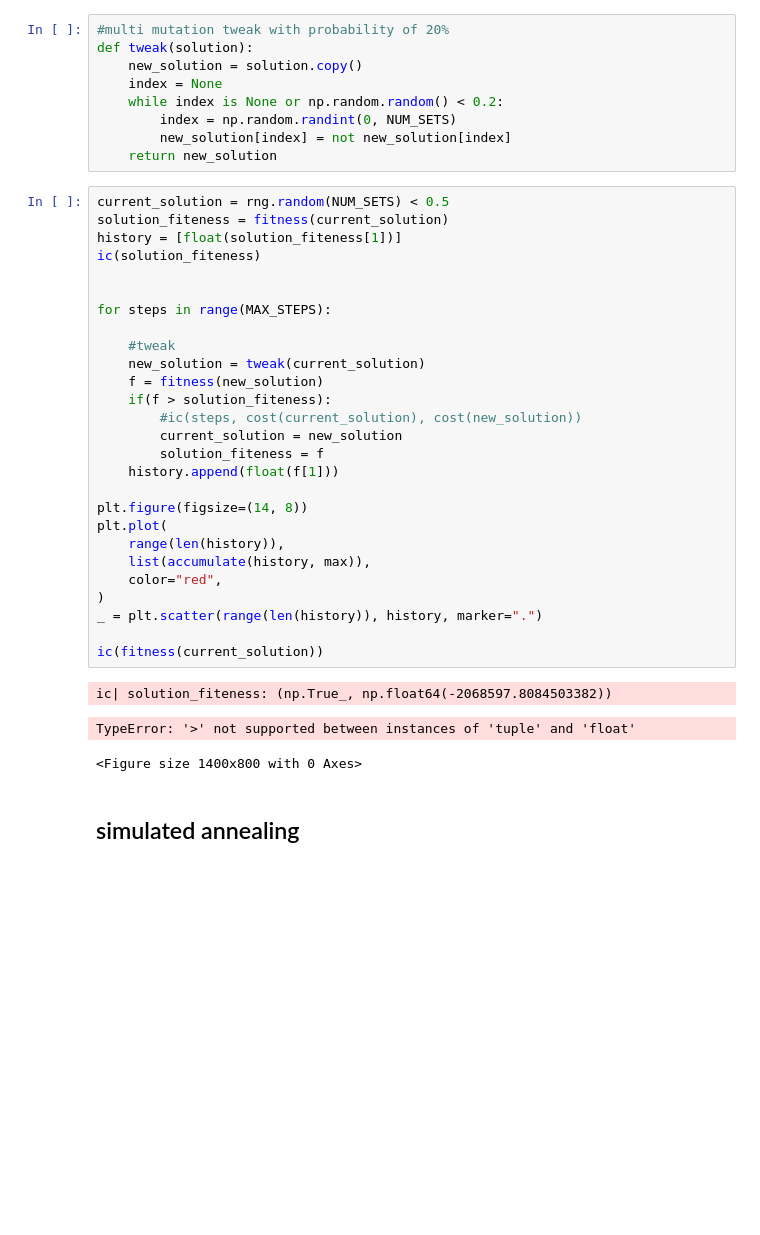
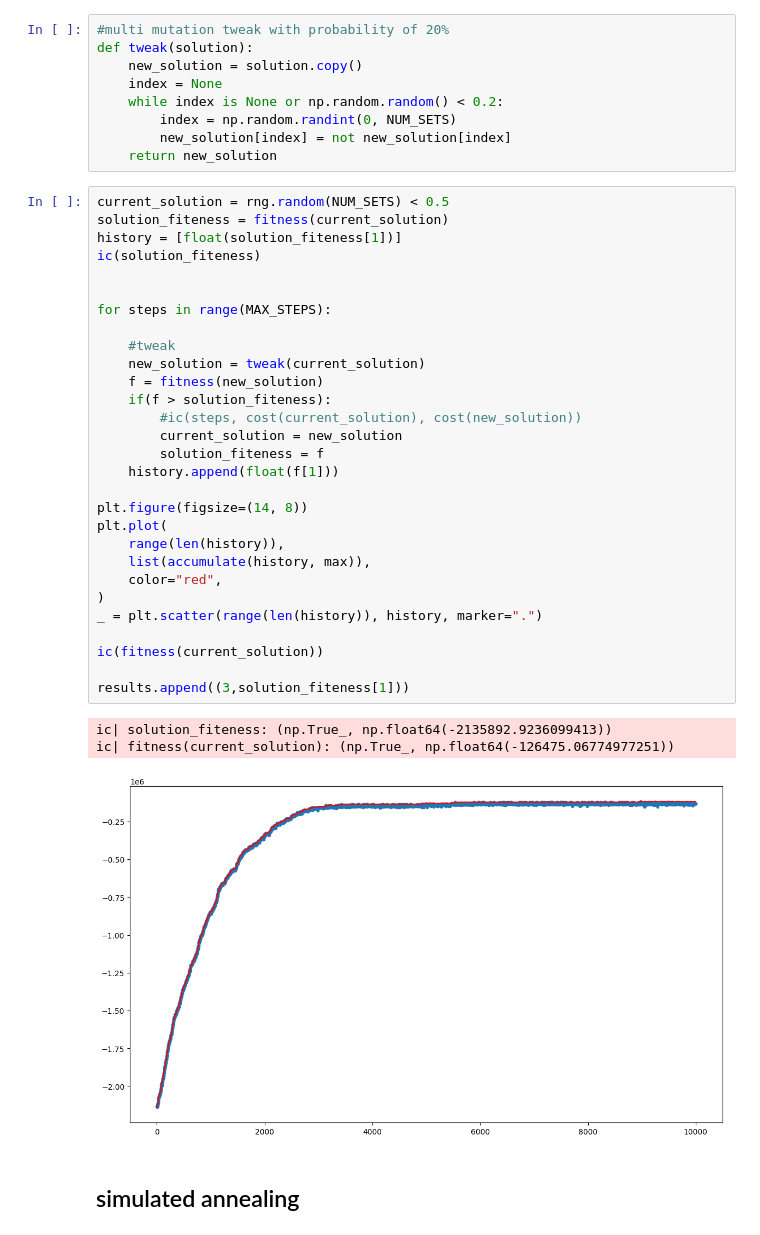
Before and after one commit to mickp18/CI2024_lab1, a Jupyter notebook: set-cover.ipynb, the cells around one changed output. Drawn from its saved outputs; the diff is of its cells as text; blank space fills up the shorter version.

```diff
--- a/set-cover.ipynb
+++ b/set-cover.ipynb
@@ -193,34 +197,36 @@ def tweak(solution):
 # %%
 current_solution = rng.random(NUM_SETS) < 0.5
 solution_fiteness = fitness(current_solution)
 history = [float(solution_fiteness[1])]
 ic(solution_fiteness)
 
 
 for steps in range(MAX_STEPS):
 
     #tweak
     new_solution = tweak(current_solution)
     f = fitness(new_solution)
     if(f > solution_fiteness):
         #ic(steps, cost(current_solution), cost(new_solution))
         current_solution = new_solution
         solution_fiteness = f
     history.append(float(f[1]))
 
 plt.figure(figsize=(14, 8))
 plt.plot(
     range(len(history)),
     list(accumulate(history, max)),
     color="red",
 )
 _ = plt.scatter(range(len(history)), history, marker=".")
 
 ic(fitness(current_solution))
+
+results.append((3,solution_fiteness[1]))
 # %% [output]
-ic| solution_fiteness: (np.True_, np.float64(-2068597.8084503382))
+ic| solution_fiteness: (np.True_, np.float64(-2135892.9236099413))
+ic| fitness(current_solution): (np.True_, np.float64(-126475.06774977251))
-TypeError: '>' not supported between instances of 'tuple' and 'float'
-<Figure size 1400x800 with 0 Axes>
+[figure, added]
 # %% [markdown]
 ## simulated annealing
 # %%
```
Also changed, not shown: parts of 6 cells of this notebook.
